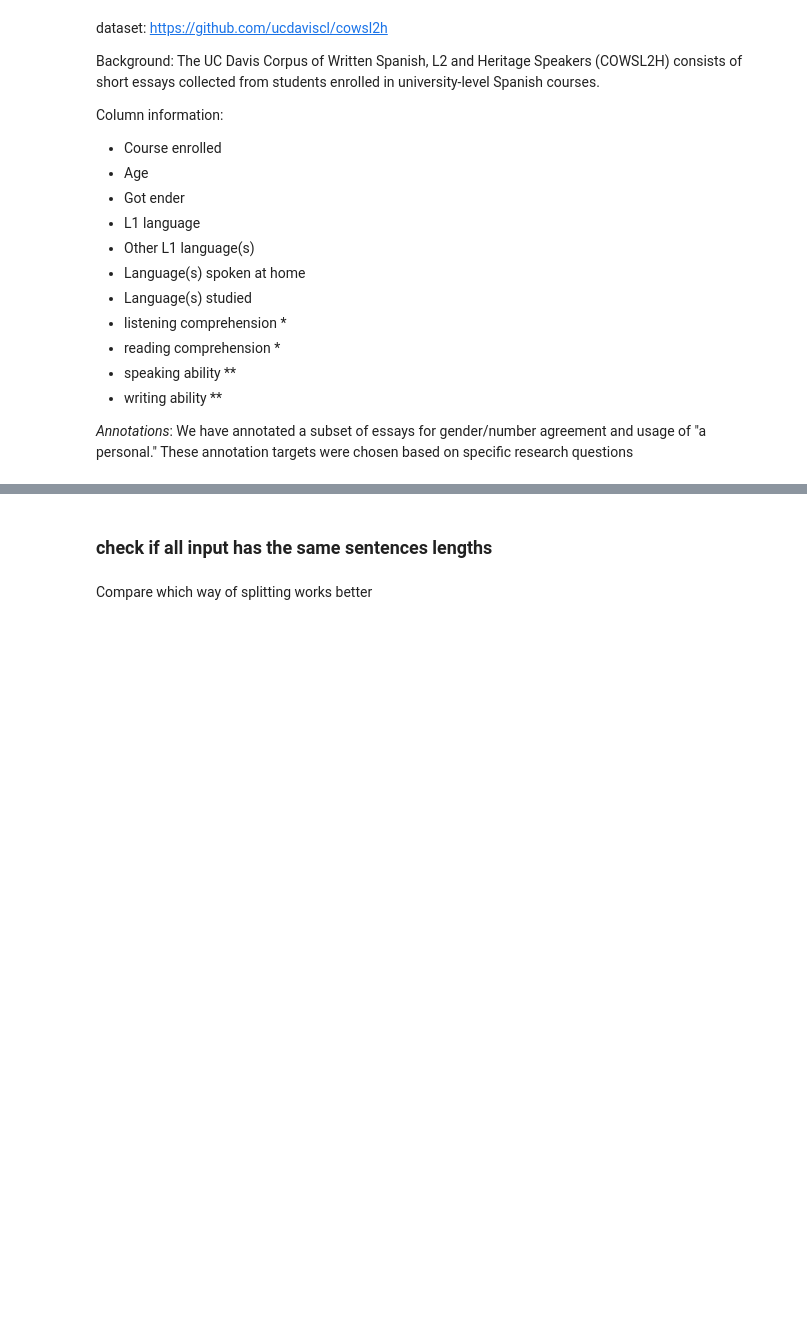
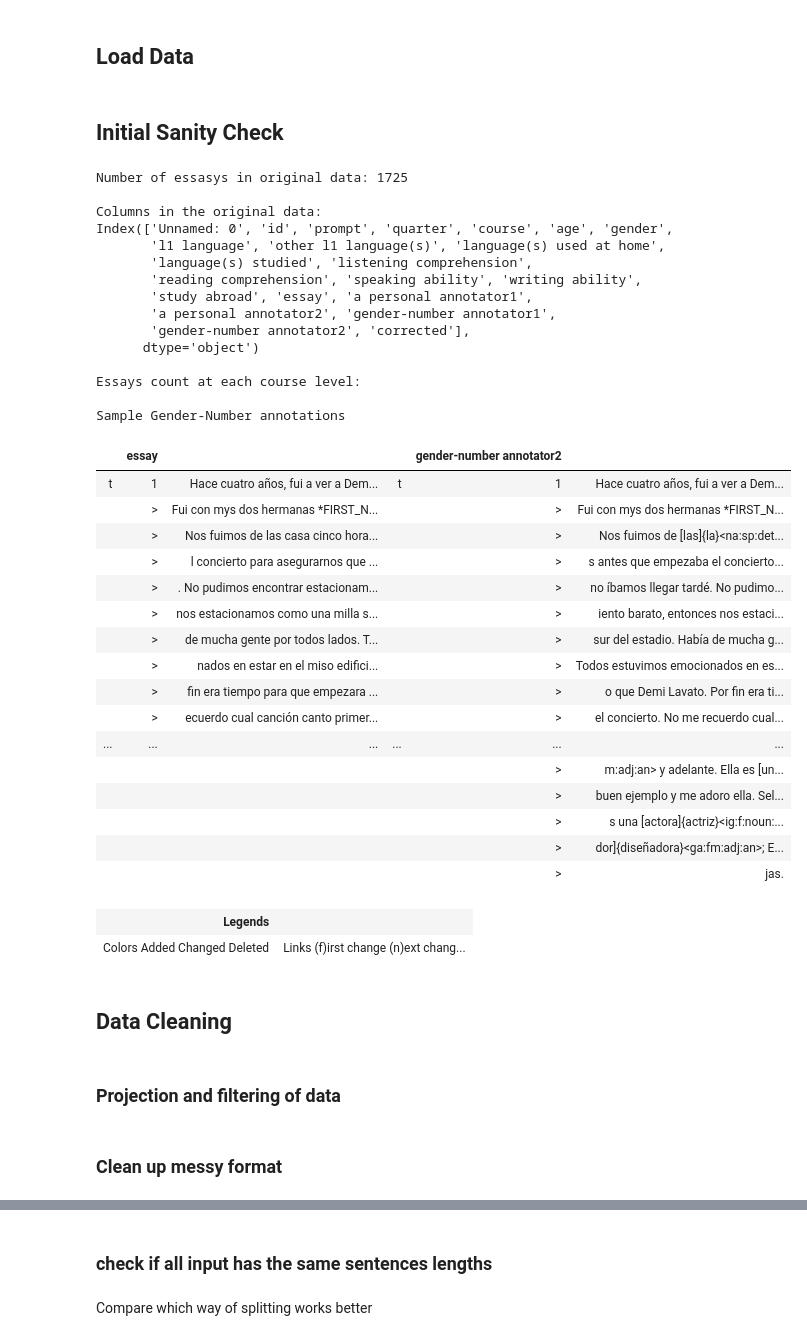
Before and after one commit to team-langbot/model_gec, a Jupyter notebook: EDA.ipynb, the cells around one changed output, grey strips where cells are left out. Saved outputs shown, nothing was run; the diff lists cells and outputs as text; code cells hidden in the pictures; blank space fills up the shorter version.

```diff
--- a/EDA.ipynb
+++ b/EDA.ipynb
@@ -50,21 +104,56 @@ def getFormattedDiff(a, b):
-# %% [markdown]
-dataset: https://github.com/ucdaviscl/cowsl2h
-
-Background:
-The UC Davis Corpus of Written Spanish, L2 and Heritage Speakers (COWSL2H) consists of short essays collected from students enrolled in university-level Spanish courses.
-
-
-Column information:
-- Course enrolled
-- Age
-- Got ender
-- L1 language
-- Other L1 language(s)
-- Language(s) spoken at home
-- Language(s) studied
-- listening comprehension *
-- reading comprehension *
-- speaking ability **
-- writing ability **
-
-*Annotations*: We have annotated a subset of essays for gender/number agreement and usage of "a personal." These annotation targets were chosen based on specific research questions
+# %% [markdown]
+## Load Data
+# %%
+df = get_data(force_download=False)
+# %% [markdown]
+## Initial Sanity Check
+# %%
+print(f'Number of essasys in original data: {df.shape[0]}')
+print()
+print(f'Columns in the original data:')
+print(df.columns)
+print()
+print(f'Essays count at each course level:')
+df['course'].value_counts()
+print()
+print("Sample Gender-Number annotations")
+diff(df, 'essay', 'gender-number annotator2', n=3, dropna=False, colwidth=55, onlydiffs=True)
+# %% [output]
+Number of essasys in original data: 1725
+
+Columns in the original data:
+Index(['Unnamed: 0', 'id', 'prompt', 'quarter', 'course', 'age', 'gender',
+       'l1 language', 'other l1 language(s)', 'language(s) used at home',
+       'language(s) studied', 'listening comprehension',
+       'reading comprehension', 'speaking ability', 'writing ability',
+       'study abroad', 'essay', 'a personal annotator1',
+       'a personal annotator2', 'gender-number annotator1',
+       'gender-number annotator2', 'corrected'],
+      dtype='object')
+
+Essays count at each course level:
+
+Sample Gender-Number annotations
+|  | essay |  |  | gender-number annotator2 |  |
+| t | 1 | Hace cuatro años, fui a ver a Dem... | t | 1 | Hace cuatro años, fui a ver a Dem... |
+|  | > | Fui con mys dos hermanas *FIRST_N... |  | > | Fui con mys dos hermanas *FIRST_N... |
+|  | > | Nos fuimos de las casa cinco hora... |  | > | Nos fuimos de [las]{la}<na:sp:det... |
+|  | > | l concierto para asegurarnos que ... |  | > | s antes que empezaba el concierto... |
+|  | > | . No pudimos encontrar estacionam... |  | > | no íbamos llegar tardé. No pudimo... |
+|  | > | nos estacionamos como una milla s... |  | > | iento barato, entonces nos estaci... |
+|  | > | de mucha gente por todos lados. T... |  | > | sur del estadio. Había de mucha g... |
+|  | > | nados en estar en el miso edifici... |  | > | Todos estuvimos emocionados en es... |
+|  | > | fin era tiempo para que empezara ... |  | > | o que Demi Lavato. Por fin era ti... |
+|  | > | ecuerdo cual canción canto primer... |  | > | el concierto. No me recuerdo cual... |
+| ... | ... | ... | ... | ... | ... |
+|  |  |  |  | > | m:adj:an> y adelante. Ella es [un... |
+|  |  |  |  | > | buen ejemplo y me adoro ella. Sel... |
+|  |  |  |  | > | s una [actora]{actriz}<ig:f:noun:... |
+|  |  |  |  | > | dor]{diseñadora}<ga:fm:adj:an>; E... |
+|  |  |  |  | > | jas. |
+| Legends |  |
+| Colors Added Changed Deleted | Links (f)irst change (n)ext chang... |
+# %% [markdown]
+## Data Cleaning
+# %% [markdown]
+### Projection and filtering of data
@@ -70,0 +172,2 @@ Column information:
+# %% [markdown]
+### Clean up messy format
```
Also changed, not shown: parts of 113 cells of this notebook.
